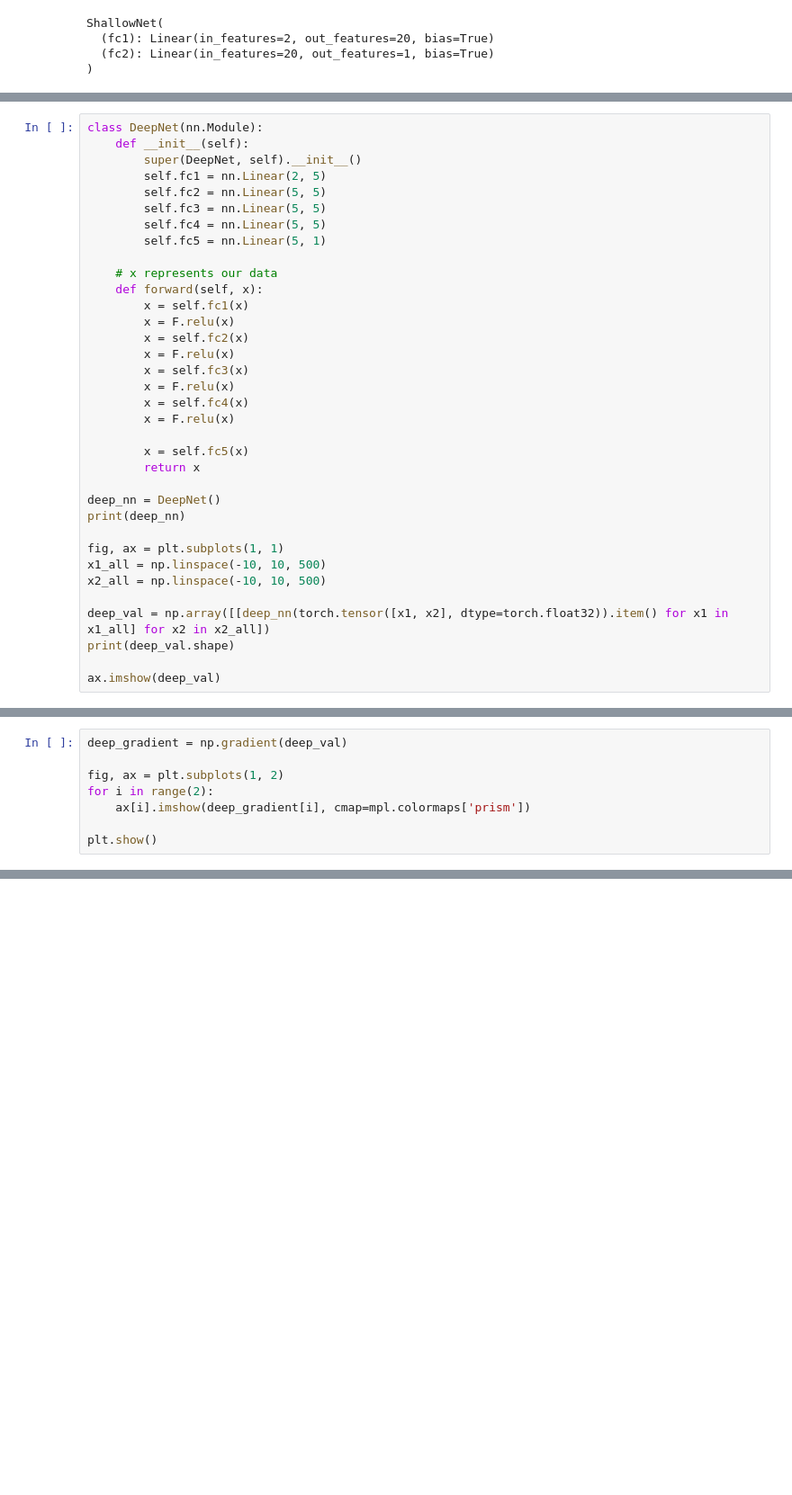
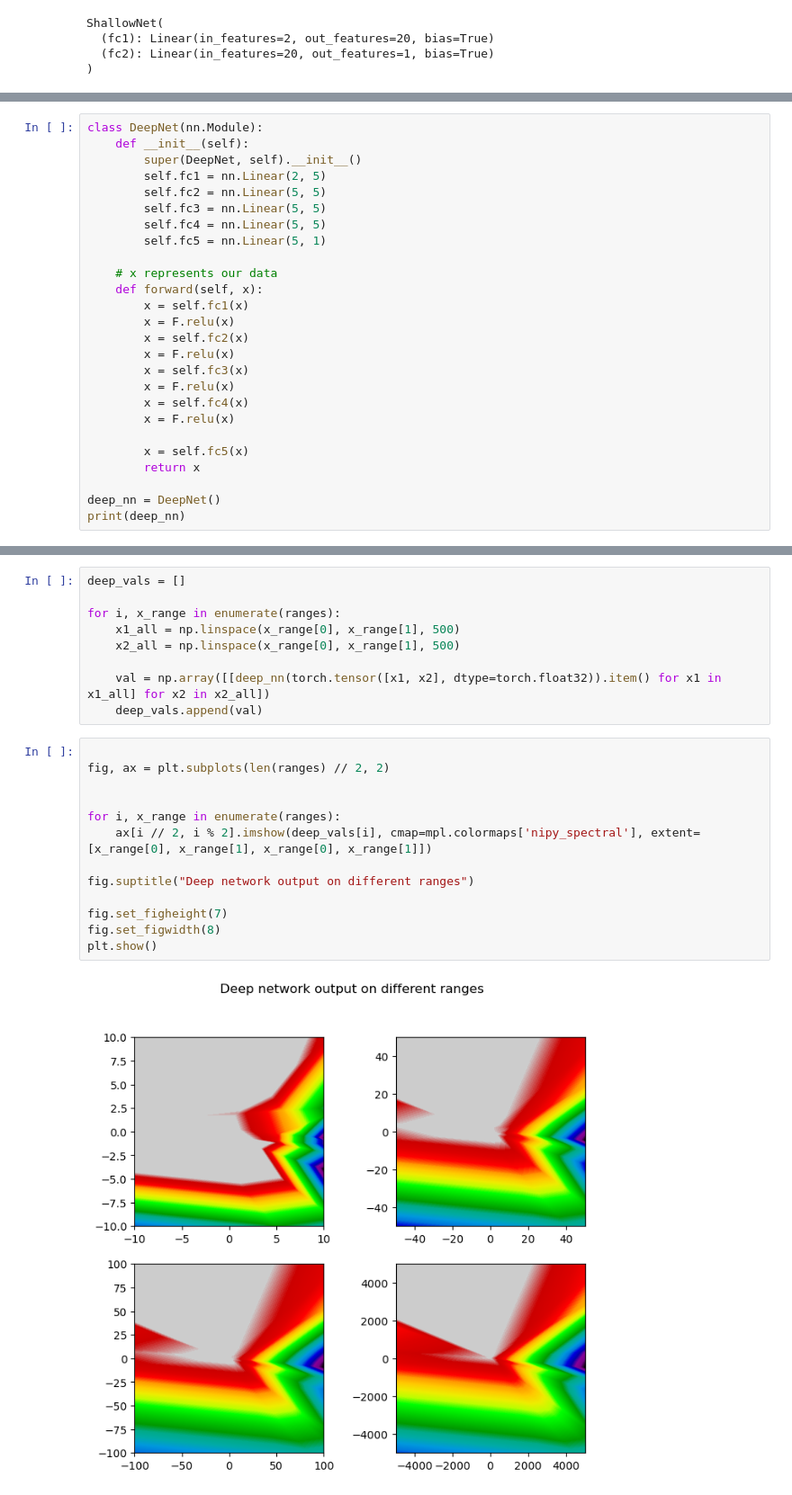
Before and after one commit to emironovich/mlph_w24, a Jupyter notebook: sheet05/sheet05.ipynb, the cells around one changed output, grey strips where cells are left out. Shown at 90% size. Saved outputs shown, nothing was run; the diff lists cells and outputs as text; blank space fills up the shorter version.

```diff
--- a/sheet05/sheet05.ipynb
+++ b/sheet05/sheet05.ipynb
@@ -232,15 +237,6 @@ class DeepNet(nn.Module):
 
 deep_nn = DeepNet()
 print(deep_nn)
-
-fig, ax = plt.subplots(1, 1)
-x1_all = np.linspace(-10, 10, 500)
-x2_all = np.linspace(-10, 10, 500)
-
-deep_val = np.array([[deep_nn(torch.tensor([x1, x2], dtype=torch.float32)).item() for x1 in x1_all] for x2 in x2_all])
-print(deep_val.shape)
-
-ax.imshow(deep_val)
 # %% [output]
 DeepNet(
   (fc1): Linear(in_features=2, out_features=5, bias=True)
@@ -255,8 +247,0 @@ DeepNet(
-# %%
-deep_gradient = np.gradient(deep_val)
-
-fig, ax = plt.subplots(1, 2)
-for i in range(2):
-    ax[i].imshow(deep_gradient[i], cmap=mpl.colormaps['prism'])
-
-plt.show()
@@ -264,0 +248,24 @@ plt.show()
+# %%
+deep_vals = []
+
+for i, x_range in enumerate(ranges):
+    x1_all = np.linspace(x_range[0], x_range[1], 500)
+    x2_all = np.linspace(x_range[0], x_range[1], 500)
+
+    val = np.array([[deep_nn(torch.tensor([x1, x2], dtype=torch.float32)).item() for x1 in x1_all] for x2 in x2_all])
+    deep_vals.append(val)
+# %%
+
+fig, ax = plt.subplots(len(ranges) // 2, 2)
+
+
+for i, x_range in enumerate(ranges):
+    ax[i // 2, i % 2].imshow(deep_vals[i], cmap=mpl.colormaps['nipy_spectral'], extent=[x_range[0], x_range[1], x_range[0], x_range[1]])
+
+fig.suptitle("Deep network output on different ranges")
+
+fig.set_figheight(7)
+fig.set_figwidth(8)
+plt.show()
+# %% [output]
+[figure, added]
```
Also changed, not shown: parts of 16 cells of this notebook.
